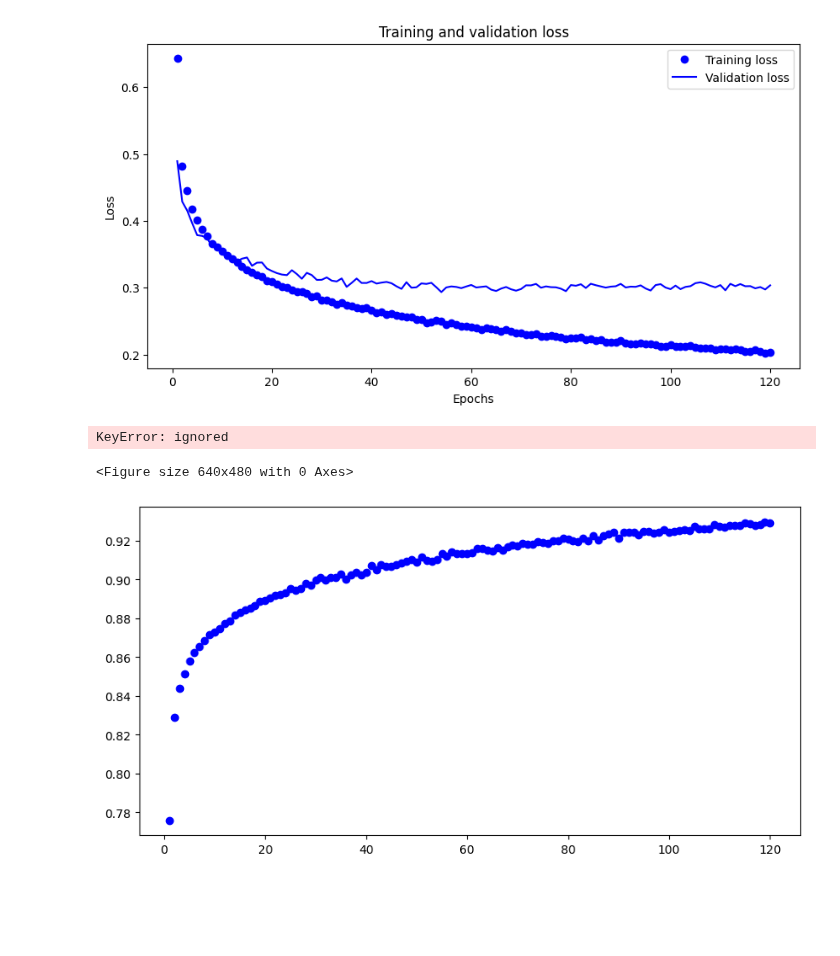
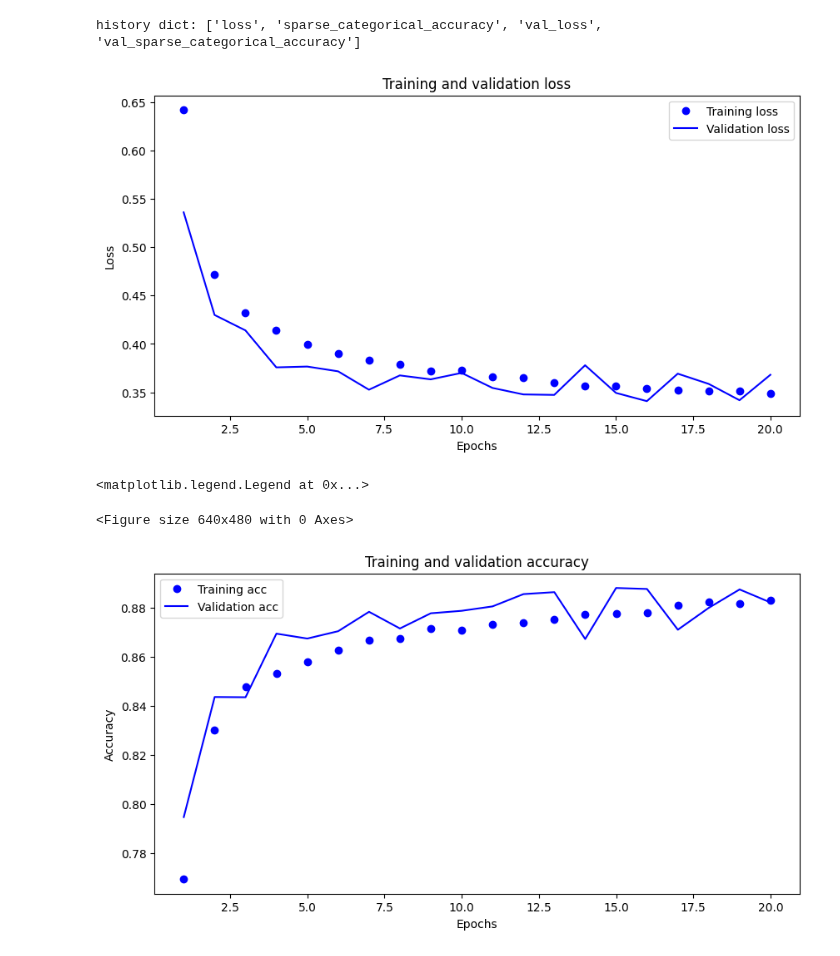
Before and after one commit to PavelStelmakhV/hw310-keras-fasion-mnist, a Jupyter notebook: keras_fasion_mnist_hw.ipynb, the cells around one changed output. Cells and saved outputs as stored; diff of their text form; code cells hidden in the pictures; blank space fills up the shorter version.

```diff
--- a/keras_fasion_mnist_hw.ipynb
+++ b/keras_fasion_mnist_hw.ipynb
@@ -21,3 +14,16 @@ test_images = test_images / 255.0
+# %%
+# x_train = x_train.reshape(60000, 784).astype('float32') / 255
+# x_test = x_test.reshape(10000, 784).astype('float32') / 255
+x_train = x_train.astype('float32') / 255
+x_test = x_test.astype('float32') / 255
+
+y_train = y_train.astype('float32')
+y_test = y_test.astype('float32')
+# %%
+x_val = x_train[-10000:]
+y_val = y_train[-10000:]
+x_train = x_train[:-10000]
+y_train = y_train[:-10000]
 # %%
 model = tf.keras.Sequential()
 
@@ -45,21 +51,20 @@ model.add(layers.Dense(10, activation='softmax'))
 # model.add(layers.Softmax())
 # %%
 model.compile(#optimizer='adam',
-              optimizer='adamax',
+              # optimizer='adamax',
               # optimizer='nadam',
-              # optimizer='rmsprop',
+              optimizer='rmsprop',
               # optimizer='sgd',
               # optimizer='adadelta',
               # loss='binary_crossentropy',
-              loss=tf.keras.losses.SparseCategoricalCrossentropy(from_logits=True),
+              loss=tf.keras.losses.SparseCategoricalCrossentropy(),
               metrics=['sparse_categorical_accuracy'])
 # %%
 # model.fit(train_images, train_labels, epochs=20)
-history = model.fit(train_images,
-                    train_labels,
-                    epochs=120,
+history = model.fit(x_train, y_train,
+                    epochs=20,
                     batch_size=128,
-                    validation_data=(test_images, test_labels))
-test_loss, test_acc = model.evaluate(test_images, test_labels)
+                    validation_data=(x_val, y_val))
+test_loss, test_acc = model.evaluate(x_test, y_test)
 print('\nTest accuracy:', test_acc)
 # %% [output]
@@ -83,33 +88,37 @@ Test accuracy: 0.9063000082969666
+# %%
+print('\nhistory dict:', list(history.history.keys()))
+# %% [output]
+history dict: ['loss', 'sparse_categorical_accuracy', 'val_loss', 'val_sparse_categorical_accuracy']
 # %%
 history_dict = history.history
 loss_values = history_dict['loss']
 val_loss_values = history_dict['val_loss']
 
-epochs = range(1, len(history_dict['sparse_categorical_accuracy']) + 1)
+epochs = range(1, len(history_dict['loss']) + 1)
 
 plt.figure(figsize=(10, 5))
 plt.plot(epochs, loss_values, 'bo', label='Training loss')
 plt.plot(epochs, val_loss_values, 'b', label='Validation loss')
 plt.title('Training and validation loss')
 plt.xlabel('Epochs')
 plt.ylabel('Loss')
 plt.legend()
 plt.show()
 
 plt.clf()
 plt.figure(figsize=(10, 5))
 val_acc_values = history_dict['sparse_categorical_accuracy']
 plt.plot(epochs, history_dict['sparse_categorical_accuracy'], 'bo', label='Training acc')
-plt.plot(epochs, history_dict['val_accuracy'], 'b', label='Validation acc')
+plt.plot(epochs, history_dict['val_sparse_categorical_accuracy'], 'b', label='Validation acc')
 plt.title('Training and validation accuracy')
 plt.xlabel('Epochs')
 plt.ylabel('Accuracy')
 plt.legend()
 # %% [output]
-[figure, old version]
+[figure, new version]
-KeyError: ignored
+<matplotlib.legend.Legend at 0x...>
 <Figure size 640x480 with 0 Axes>
-[figure, old version]
+[figure, new version]
 # %%
 probability_model = tf.keras.Sequential([model,
                                          tf.keras.layers.Softmax()])
```
Also changed, not shown: parts of 6 cells of this notebook.
